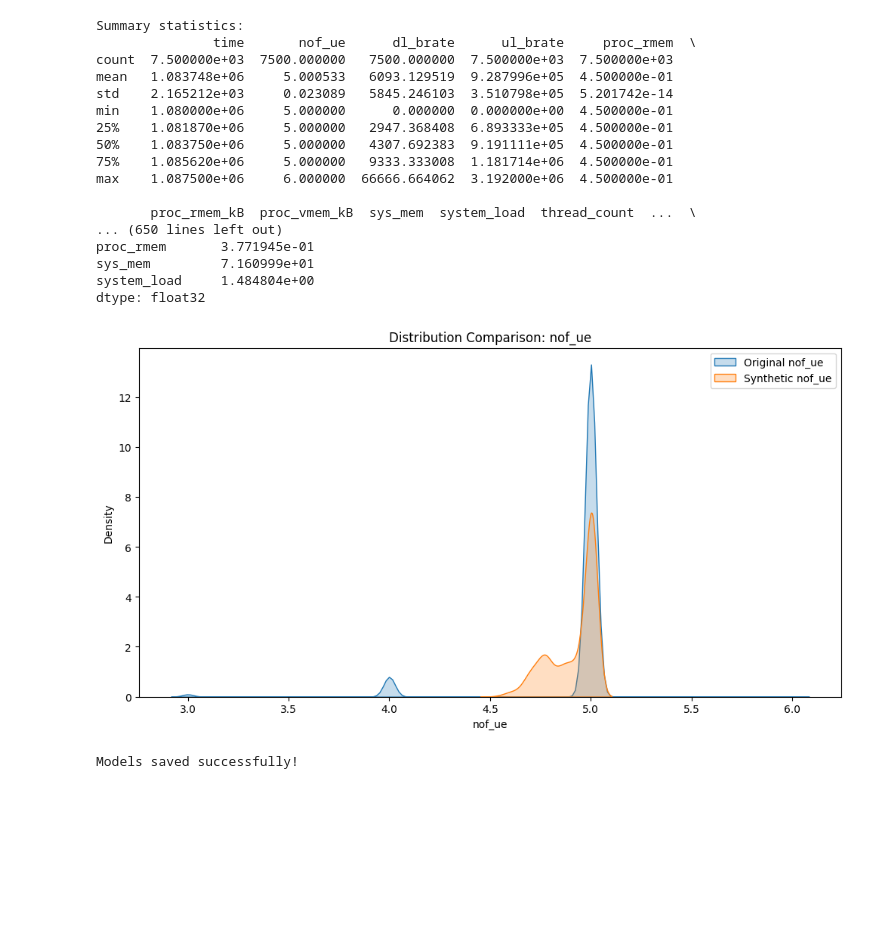
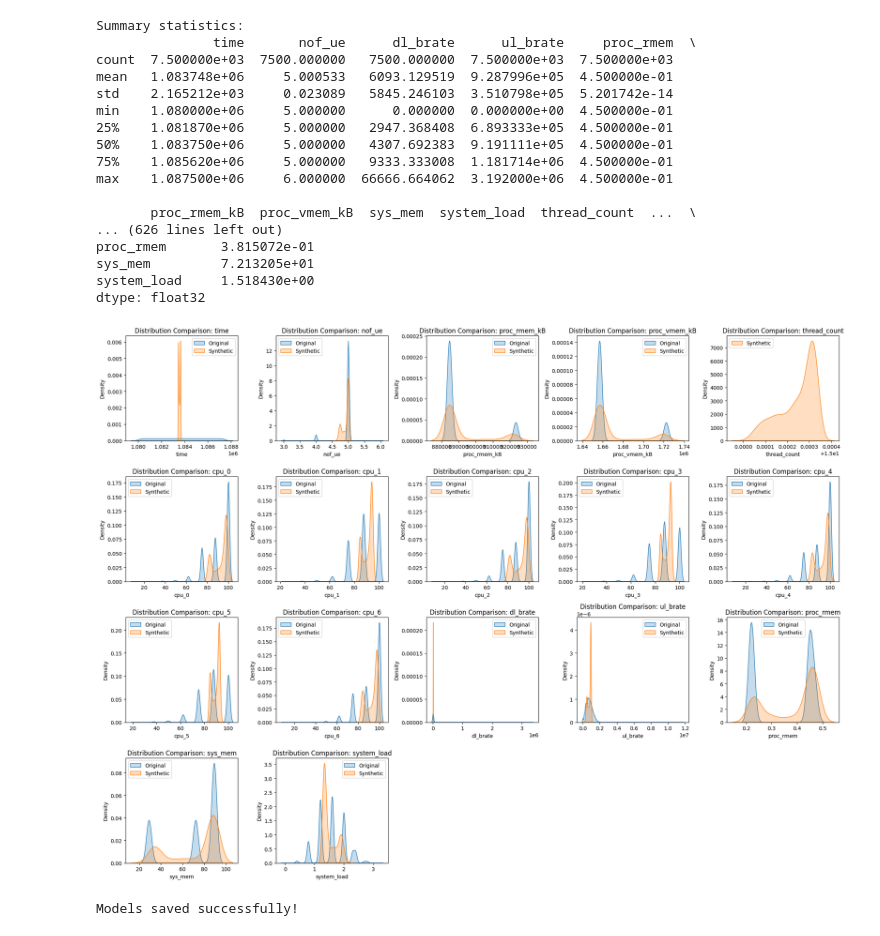
Before and after one commit to blackkolly/Generator_CTGAN, a Jupyter notebook: VAE.ipynb, the cells around one changed output. Saved outputs shown, nothing was run; the diff lists cells and outputs as text; code cells hidden in the pictures; blank space fills up the shorter version.

```diff
--- a/VAE.ipynb
+++ b/VAE.ipynb
@@ -262,42 +579,45 @@ print(data.mean())
 print("\nSynthetic Data Mean:")
 print(synthetic_df.mean())
 
-# Compare distributions
-plt.figure(figsize=(12, 6))
-sns.kdeplot(data['nof_ue'], label='Original nof_ue', fill=True)
-sns.kdeplot(synthetic_df['nof_ue'], label='Synthetic nof_ue', fill=True)
-plt.legend()
-plt.title('Distribution Comparison: nof_ue')
+#Compare distributions for all columns
+plt.figure(figsize=(20, 15))
+for i, column in enumerate(data.columns):
+    plt.subplot(4, 5, i + 1)  # Adjust the subplot grid as needed
+    sns.kdeplot(data[column], label='Original', fill=True)
+    sns.kdeplot(synthetic_df[column], label='Synthetic', fill=True)
+    plt.legend()
+    plt.title(f'Distribution Comparison: {column}')
+    plt.tight_layout()
 plt.show()
 
 # Save the encoder and decoder models
 save_path = '/content/VAE_Models/'
 
 # Save the models
 encoder.save(save_path + 'encoder_model.keras')
 decoder.save(save_path + 'decoder_model.keras')
 
 vae.save(save_path +'vae_model.keras')
 
 
 print("Models saved successfully!")
 # %% [output]
 Summary statistics:
                time       nof_ue      dl_brate      ul_brate     proc_rmem  \
 count  7.500000e+03  7500.000000   7500.000000  7.500000e+03  7.500000e+03
 mean   1.083748e+06     5.000533   6093.129519  9.287996e+05  4.500000e-01
 std    2.165212e+03     0.023089   5845.246103  3.510798e+05  5.201742e-14
 min    1.080000e+06     5.000000      0.000000  0.000000e+00  4.500000e-01
 25%    1.081870e+06     5.000000   2947.368408  6.893333e+05  4.500000e-01
 50%    1.083750e+06     5.000000   4307.692383  9.191111e+05  4.500000e-01
 75%    1.085620e+06     5.000000   9333.333008  1.181714e+06  4.500000e-01
 max    1.087500e+06     6.000000  66666.664062  3.192000e+06  4.500000e-01
 
        proc_rmem_kB  proc_vmem_kB  sys_mem  system_load  thread_count  ...  \
-... (650 lines left out)
-proc_rmem       3.771945e-01
-sys_mem         7.160999e+01
-system_load     1.484804e+00
+... (626 lines left out)
+proc_rmem       3.815072e-01
+sys_mem         7.213205e+01
+system_load     1.518430e+00
 dtype: float32
-[figure, old version]
+[figure, new version]
 Models saved successfully!
```
Also changed, not shown: parts of 1 cell of this notebook.
